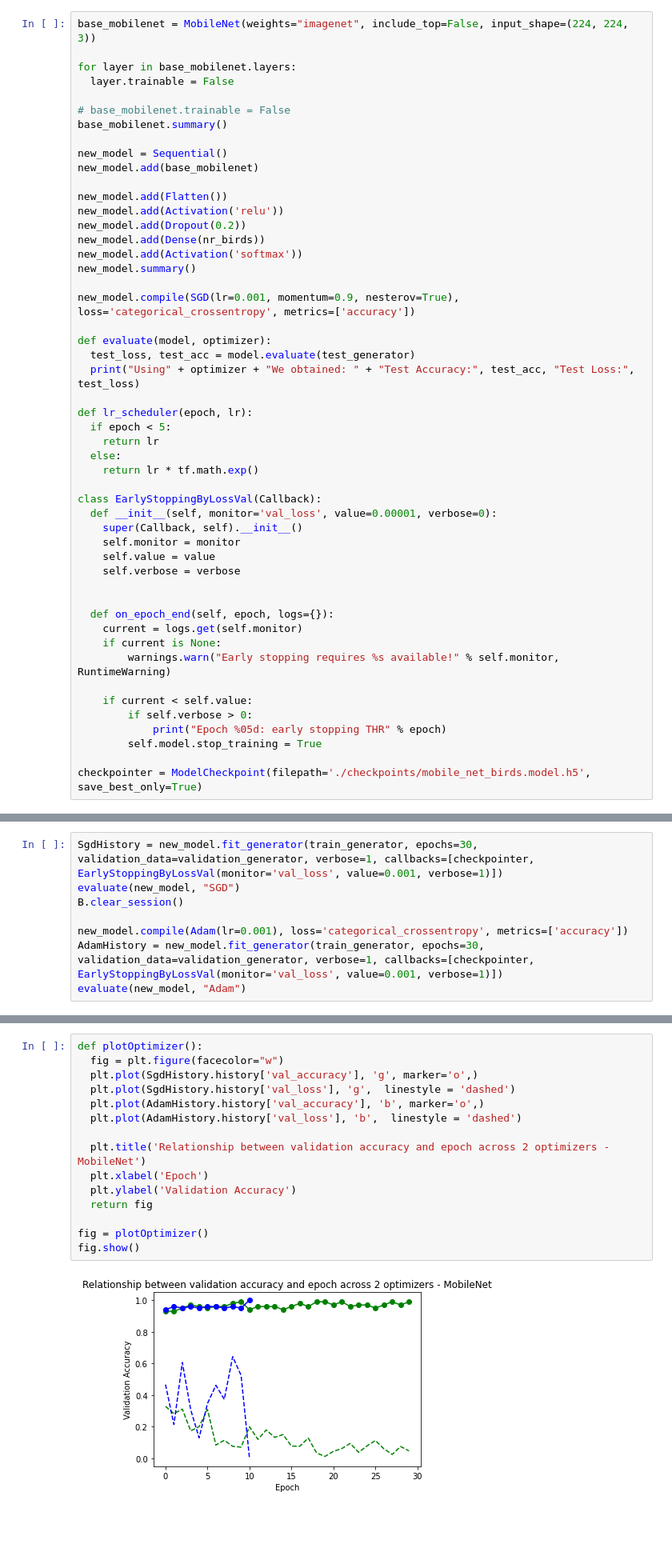
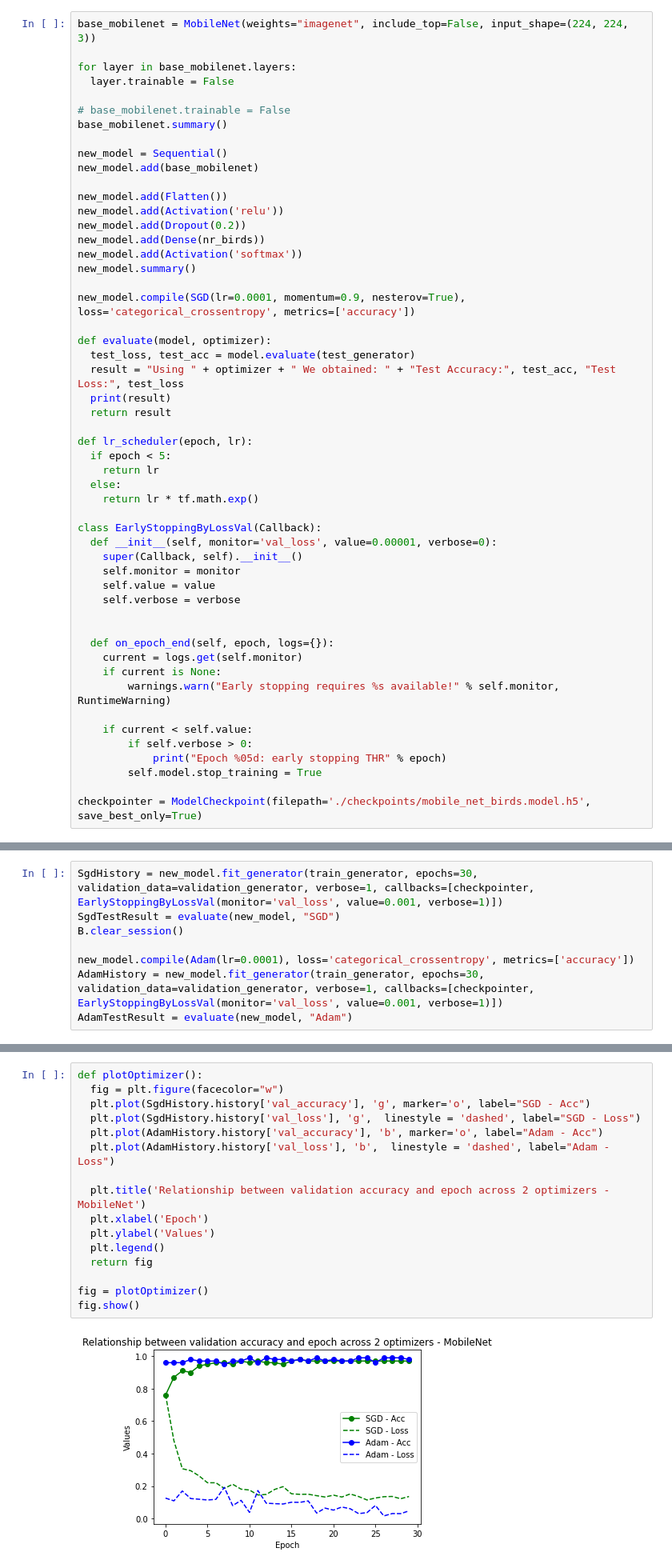
Before and after one commit to Shaunmak1214/birds-classifier, a Jupyter notebook: mobile_net.ipynb, the cells around one changed output, grey strips where cells are left out. Shown at 80% size. Drawn from its saved outputs; the diff is of its cells as text; blank space fills up the shorter version.

```diff
--- a/mobile_net.ipynb
+++ b/mobile_net.ipynb
@@ -111,11 +111,13 @@ new_model.add(Dense(nr_birds))
 new_model.add(Activation('softmax'))
 new_model.summary()
 
-new_model.compile(SGD(lr=0.001, momentum=0.9, nesterov=True), loss='categorical_crossentropy', metrics=['accuracy'])
+new_model.compile(SGD(lr=0.0001, momentum=0.9, nesterov=True), loss='categorical_crossentropy', metrics=['accuracy'])
 
 def evaluate(model, optimizer):
   test_loss, test_acc = model.evaluate(test_generator)
-  print("Using" + optimizer + "We obtained: " + "Test Accuracy:", test_acc, "Test Loss:", test_loss)
+  result = "Using " + optimizer + " We obtained: " + "Test Accuracy:", test_acc, "Test Loss:", test_loss
+  print(result)
+  return result
 
 def lr_scheduler(epoch, lr):
   if epoch < 5:
@@ -164,11 +166,11 @@ Non-trainable params: 3,228,864
 _________________________________________________________________
 # %%
 SgdHistory = new_model.fit_generator(train_generator, epochs=30, validation_data=validation_generator, verbose=1, callbacks=[checkpointer, EarlyStoppingByLossVal(monitor='val_loss', value=0.001, verbose=1)])
-evaluate(new_model, "SGD")
+SgdTestResult = evaluate(new_model, "SGD")
 B.clear_session()
 
-new_model.compile(Adam(lr=0.001), loss='categorical_crossentropy', metrics=['accuracy'])
+new_model.compile(Adam(lr=0.0001), loss='categorical_crossentropy', metrics=['accuracy'])
 AdamHistory = new_model.fit_generator(train_generator, epochs=30, validation_data=validation_generator, verbose=1, callbacks=[checkpointer, EarlyStoppingByLossVal(monitor='val_loss', value=0.001, verbose=1)])
-evaluate(new_model, "Adam")
+AdamTestResult = evaluate(new_model, "Adam")
 # %% [output]
 Epoch 1/30
@@ -215,17 +227,18 @@ Epoch 11/30
 # %%
 def plotOptimizer():
   fig = plt.figure(facecolor="w")
-  plt.plot(SgdHistory.history['val_accuracy'], 'g', marker='o',)
-  plt.plot(SgdHistory.history['val_loss'], 'g',  linestyle = 'dashed')
-  plt.plot(AdamHistory.history['val_accuracy'], 'b', marker='o',)
-  plt.plot(AdamHistory.history['val_loss'], 'b',  linestyle = 'dashed')
+  plt.plot(SgdHistory.history['val_accuracy'], 'g', marker='o', label="SGD - Acc")
+  plt.plot(SgdHistory.history['val_loss'], 'g',  linestyle = 'dashed', label="SGD - Loss")
+  plt.plot(AdamHistory.history['val_accuracy'], 'b', marker='o', label="Adam - Acc")
+  plt.plot(AdamHistory.history['val_loss'], 'b',  linestyle = 'dashed', label="Adam - Loss")
 
   plt.title('Relationship between validation accuracy and epoch across 2 optimizers - MobileNet')
   plt.xlabel('Epoch')
-  plt.ylabel('Validation Accuracy')
+  plt.ylabel('Values')
+  plt.legend()
   return fig
 
 fig = plotOptimizer()
 fig.show()
 # %% [output]
-[figure, old version]
+[figure, new version]
```
Also changed, not shown: parts of 11 cells of this notebook, 16 other files.
